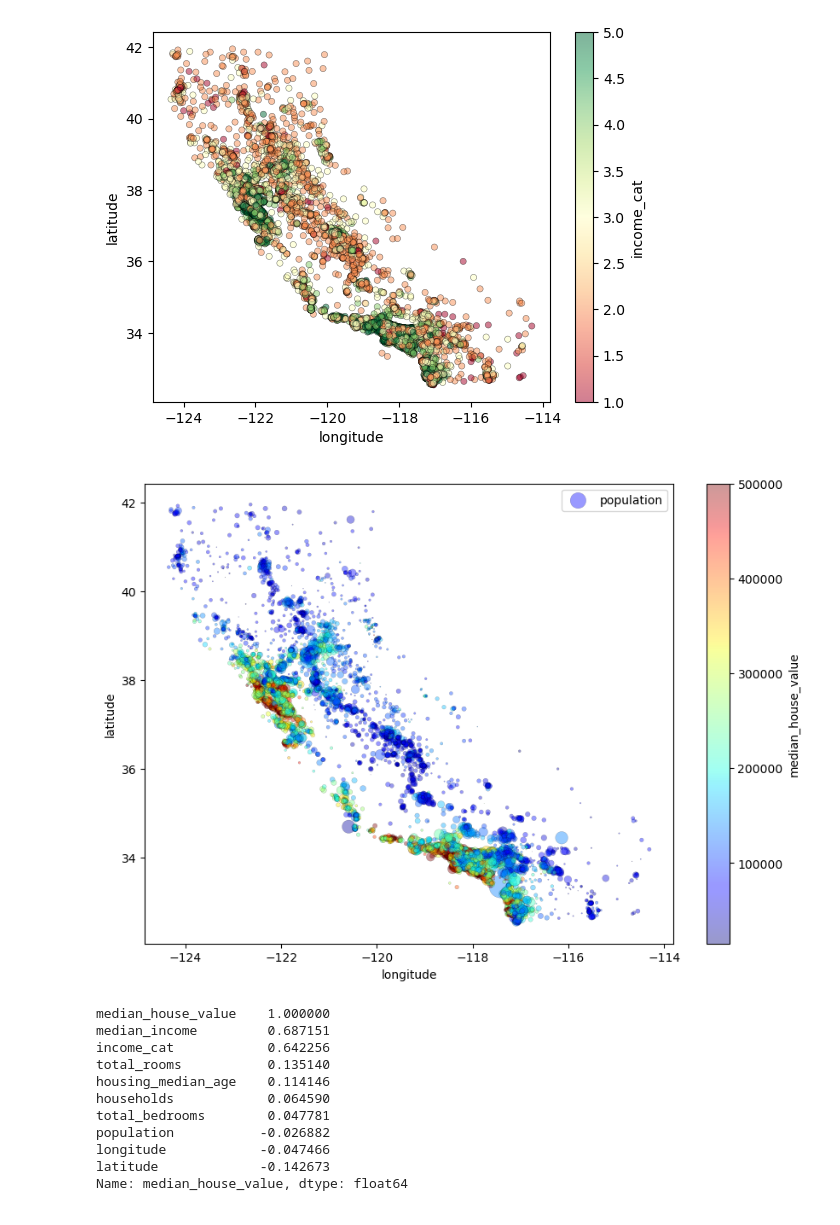
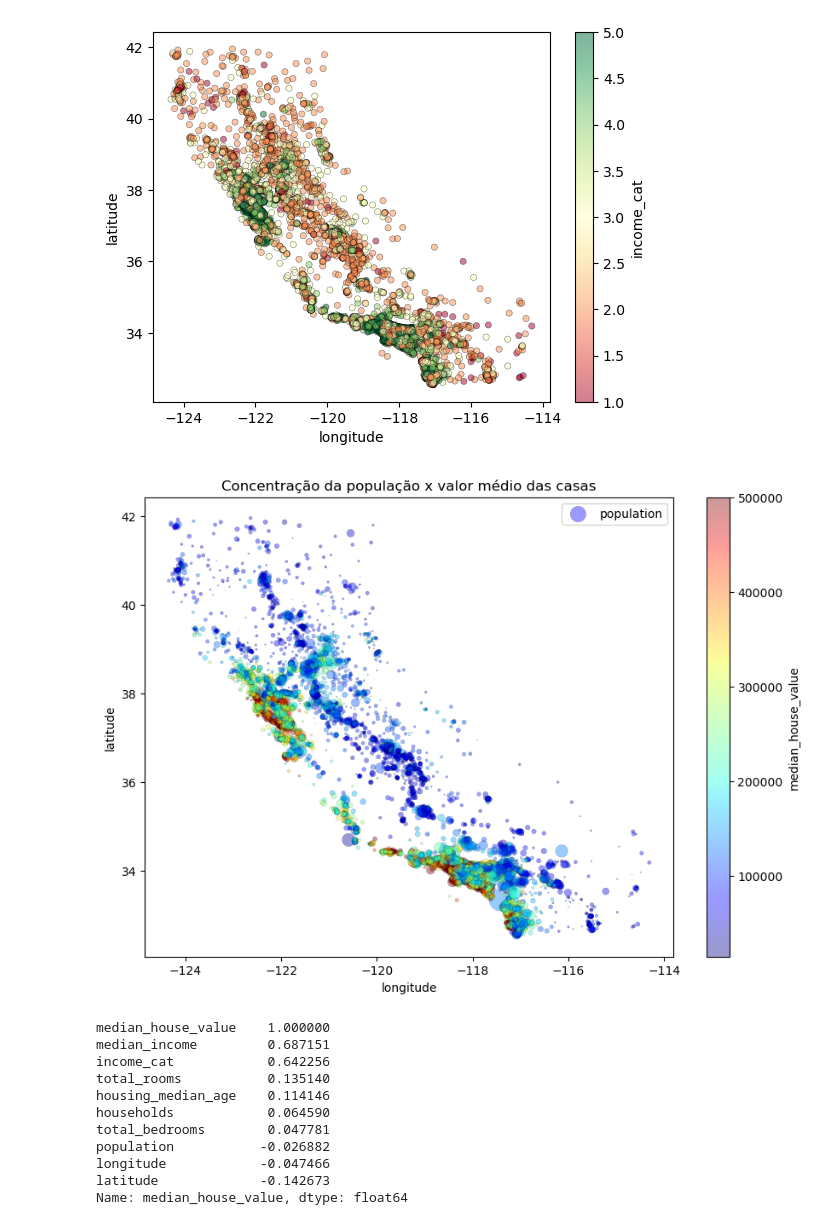
Before and after one commit to raphamonn/housing-regression, a Jupyter notebook: housing.ipynb, the cells around one changed output. Saved outputs shown, nothing was run; the diff lists cells and outputs as text; code cells hidden in the pictures.

```diff
--- a/housing.ipynb
+++ b/housing.ipynb
@@ -187,14 +187,15 @@ plt.show()
 # %%
 housing.plot(kind='scatter', x='longitude', y='latitude', alpha =0.4,
              s=housing['population']/100, label='population', figsize=(10,7),
              c='median_house_value', cmap='jet', colorbar=True,
              edgecolor = 'black', linewidth = 0.2
              )
 
 plt.legend()
+plt.title('Concentração da população x valor médio das casas')
 plt.show()
 # %% [output]
-[figure, old version]
+[figure, new version]
 # %%
 corr_matrix = housing.corr(numeric_only=True)
 # %%
```
Also changed, not shown: parts of 47 cells of this notebook, 2 other files.
